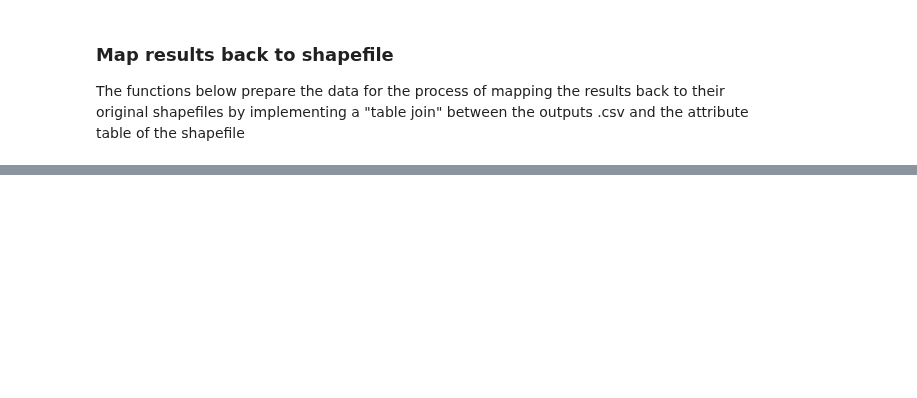
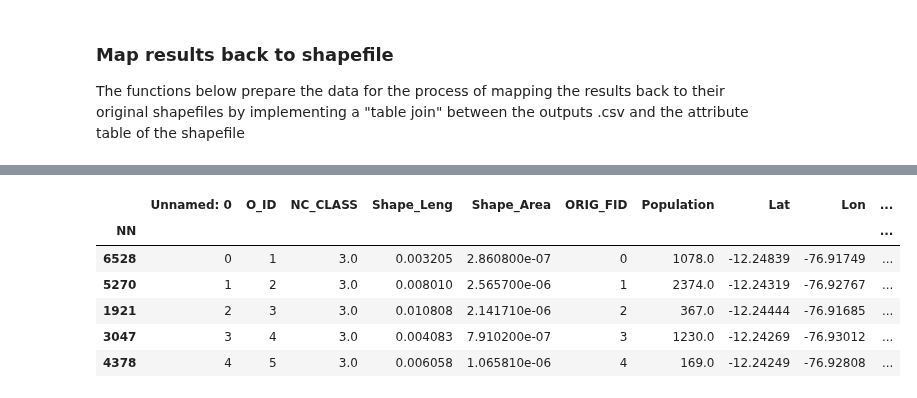
Before and after one commit to worldbank/GOST_PublicGoods, a Jupyter notebook: Implementations/Peru_Lima_Optimization/JupyterNotebooks/Step4 - Post accessibility analysis - data preparation and mapping of the OD.ipynb, the cells around one changed output, grey strips where cells are left out. Drawn from its saved outputs; the diff is of its cells as text; code cells hidden in the pictures; blank space fills up the shorter version.

```diff
--- a/Implementations/Peru_Lima_Optimization/JupyterNotebooks/Step4 - Post accessibility analysis - data preparation and mapping of the OD.ipynb
+++ b/Implementations/Peru_Lima_Optimization/JupyterNotebooks/Step4 - Post accessibility analysis - data preparation and mapping of the OD.ipynb
@@ -33,7 +59,15 @@ OD[:10]
 # %%
 ### PREPARE ORIGIN FILE
 # set index to nearest node to match on the travel time from that node to nearest destination (OD['Minimum'])
 orig = pd.read_csv(os.path.join(pth, 'origins_snapped.csv'))
-orig = orig.rename({'ID':'OBJECTID'}, axis = 1) # rename ID column to 'OBJECTID'
+#orig = orig.rename({'ID':'OBJECTID'}, axis = 1) # rename ID column to 'OBJECTID'
 orig = orig.set_index('NN') # used for matching on the OD matrix
-orig[:10]
+orig[:5]
+# %% [output]
+|  | Unnamed: 0 | O_ID | NC_CLASS | Shape_Leng | Shape_Area | ORIG_FID | Population | Lat | Lon | ... |
+| NN |  |  |  |  |  |  |  |  |  | ... |
+| 6528 | 0 | 1 | 3.0 | 0.003205 | 2.860800e-07 | 0 | 1078.0 | -12.24839 | -76.91749 | ... |
+| 5270 | 1 | 2 | 3.0 | 0.008010 | 2.565700e-06 | 1 | 2374.0 | -12.24319 | -76.92767 | ... |
+| 1921 | 2 | 3 | 3.0 | 0.010808 | 2.141710e-06 | 2 | 367.0 | -12.24444 | -76.91685 | ... |
+| 3047 | 3 | 4 | 3.0 | 0.004083 | 7.910200e-07 | 3 | 1230.0 | -12.24269 | -76.93012 | ... |
+| 4378 | 4 | 5 | 3.0 | 0.006058 | 1.065810e-06 | 4 | 169.0 | -12.24249 | -76.92808 | ... |
```
Also changed, not shown: parts of 16 cells of this notebook, 2 other files.
